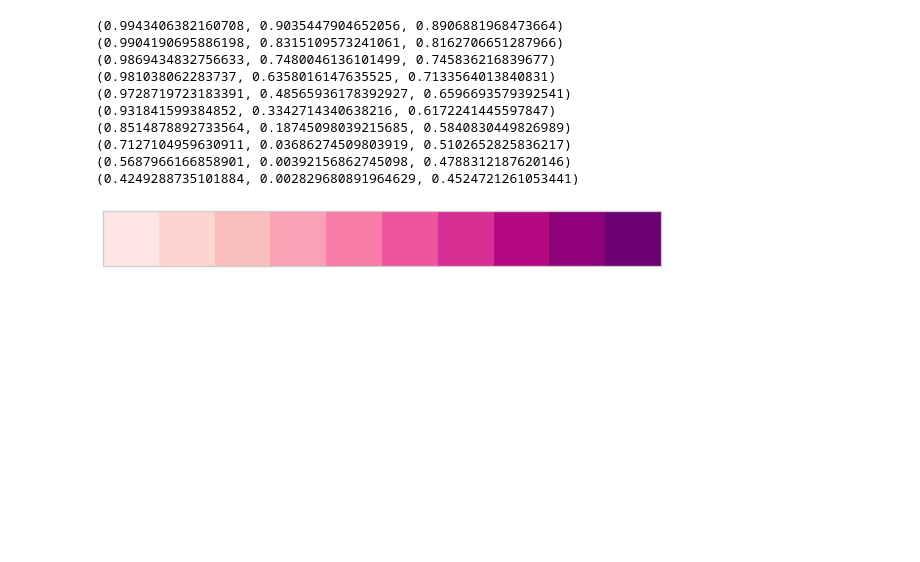
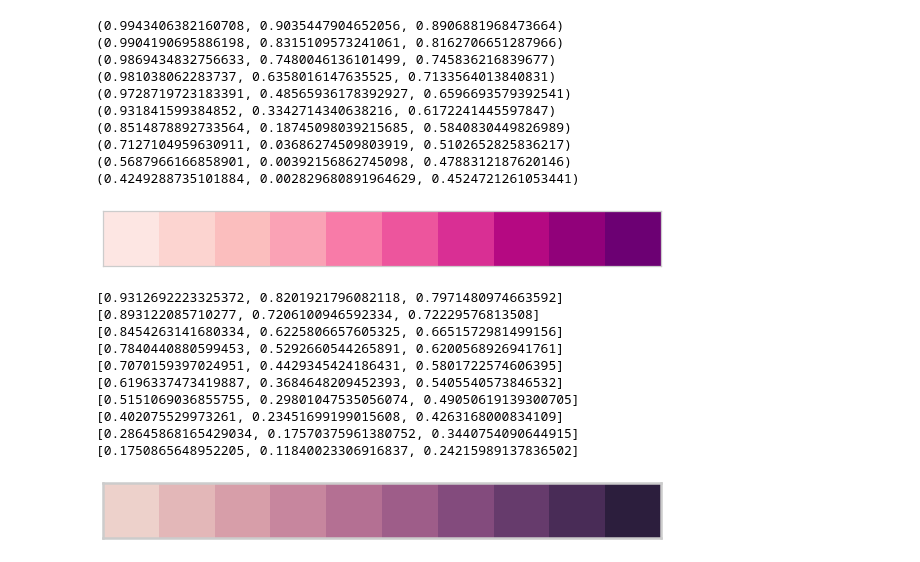
Before and after one commit to BIAPT/AEC-wPLI-comparison, a Jupyter notebook: milestones/2_ohbm_2020_poster_presentation/generate_visualization.ipynb, the cells around one changed output. Saved outputs shown, nothing was run; the diff lists cells and outputs as text; code cells hidden in the pictures; blank space fills up the shorter version.

```diff
--- a/milestones/2_ohbm_2020_poster_presentation/generate_visualization.ipynb
+++ b/milestones/2_ohbm_2020_poster_presentation/generate_visualization.ipynb
@@ -88,3 +174,19 @@ for color in sequential_colors:
 (0.5687966166858901, 0.00392156862745098, 0.4788312187620146)
 (0.4249288735101884, 0.002829680891964629, 0.4524721261053441)
 [figure]
+# %%
+sns.palplot(sns.cubehelix_palette(10))
+for color in sns.cubehelix_palette(10):
+    print(color)
+# %% [output]
+[0.9312692223325372, 0.8201921796082118, 0.7971480974663592]
+[0.893122085710277, 0.7206100946592334, 0.72229576813508]
+[0.8454263141680334, 0.6225806657605325, 0.6651572981499156]
+[0.7840440880599453, 0.5292660544265891, 0.6200568926941761]
+[0.7070159397024951, 0.4429345424186431, 0.5801722574606395]
+[0.6196337473419887, 0.3684648209452393, 0.5405540573846532]
+[0.5151069036855755, 0.29801047535056074, 0.49050619139300705]
+[0.402075529973261, 0.23451699199015608, 0.4263168000834109]
+[0.28645868165429034, 0.17570375961380752, 0.3440754090644915]
+[0.1750865648952205, 0.11840023306916837, 0.24215989137836502]
+[figure, added]
```
Also changed, not shown: parts of 4 cells of this notebook, 2 other files.
